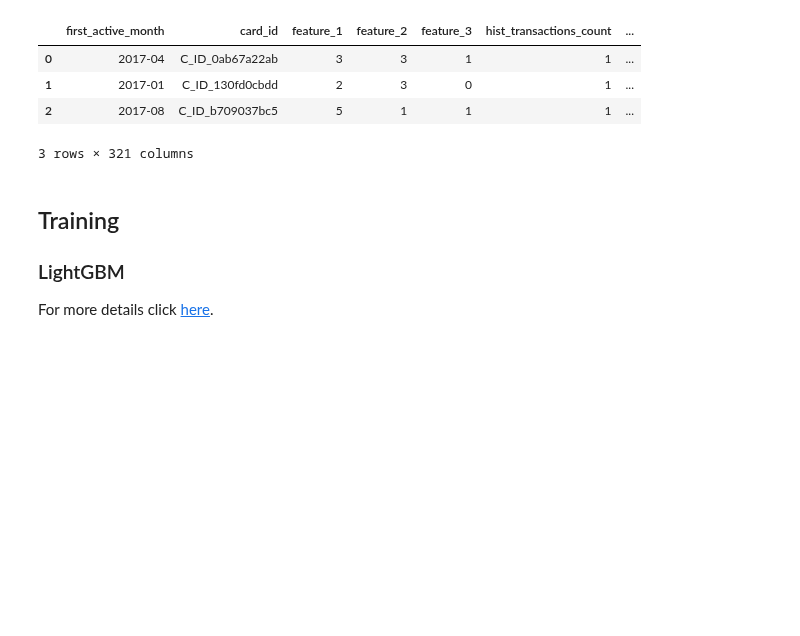
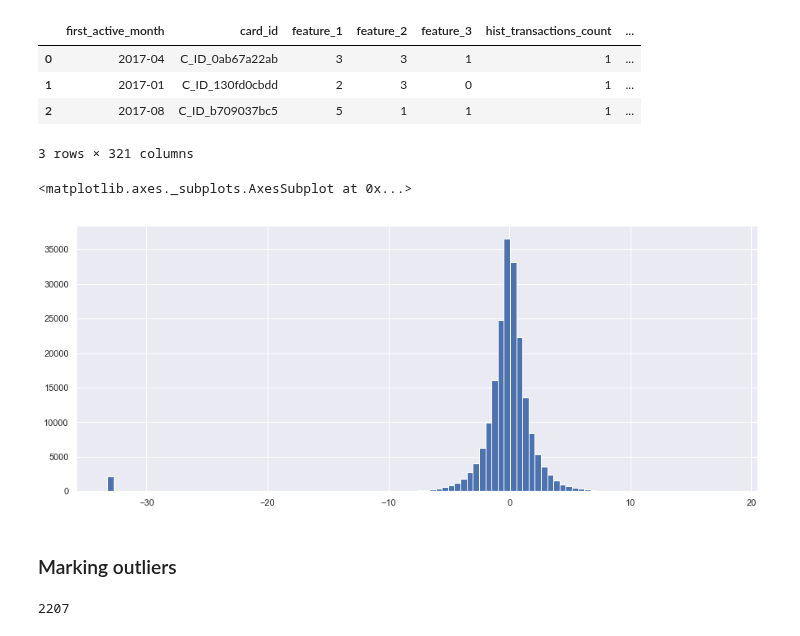
Before and after one commit to Zol-S/kaggle, a Jupyter notebook: Elo Merchant Category Recommendation/6_Autoencoder.ipynb, the cells around one changed output. Drawn from its saved outputs; the diff is of its cells as text; code cells hidden in the pictures; blank space fills up the shorter version.

```diff
--- a/Elo Merchant Category Recommendation/6_Autoencoder.ipynb
+++ b/Elo Merchant Category Recommendation/6_Autoencoder.ipynb
@@ -10,21 +10,25 @@ This tutorial notebook is the second part of a seriers for [Elo Mechant Category
 has not yet visited) over a period of two months
 - **merchants.csv**: contains aggregate information for each `merchant_id` represented in the data set
 # %%
-import os
 import gc
-import math
-import random
-import warnings
-import datetime
+import pickle
 import numpy as np
 import pandas as pd
 import seaborn as sns
-import lightgbm as lgb
+from scipy import stats
+import tensorflow as tf
+from pylab import rcParams
+from keras import regularizers
 import matplotlib.pyplot as plt
-from sklearn.model_selection import KFold
-from sklearn.metrics import mean_squared_error
+from keras.layers import Input, Dense
+from keras.models import Model, load_model
+from sklearn.model_selection import train_test_split
+from keras.callbacks import ModelCheckpoint, TensorBoard
 
-warnings.filterwarnings("ignore")
+%matplotlib inline
 
-random.seed(1)
-threshold = 0.5
+sns.set(style='whitegrid', palette='muted', font_scale=1.5)
+rcParams['figure.figsize'] = 14, 8
+
+RANDOM_SEED = 42
+LABELS = ["Normal", "Outlier"]
@@ -188,7 +141,12 @@ df_test[:3]
 | 1 | 2017-01 | C_ID_130fd0cbdd | 2 | 3 | 0 | 1 | ... |
 | 2 | 2017-08 | C_ID_b709037bc5 | 5 | 1 | 1 | 1 | ... |
 3 rows × 321 columns
-# %% [markdown]
-## Training
-### LightGBM
-For more details click [here](https://lightgbm.readthedocs.io/en/latest/).
+# %%
+sns.set(rc={'figure.figsize':(15, 6)})
+
+df_train['target'].hist(bins=100)
+# %% [output]
+<matplotlib.axes._subplots.AxesSubplot at 0x...>
+[figure, added]
+# %% [markdown]
+### Marking outliers
@@ -194,0 +155,4 @@ For more details click [here](https://lightgbm.readthedocs.io/en/latest/).
+# %%
+len(df_train[df_train['is_outlier'] == True]['is_outlier'])
+# %% [output]
+2207
```
Also changed, not shown: parts of 43 cells of this notebook, 1 other file.
